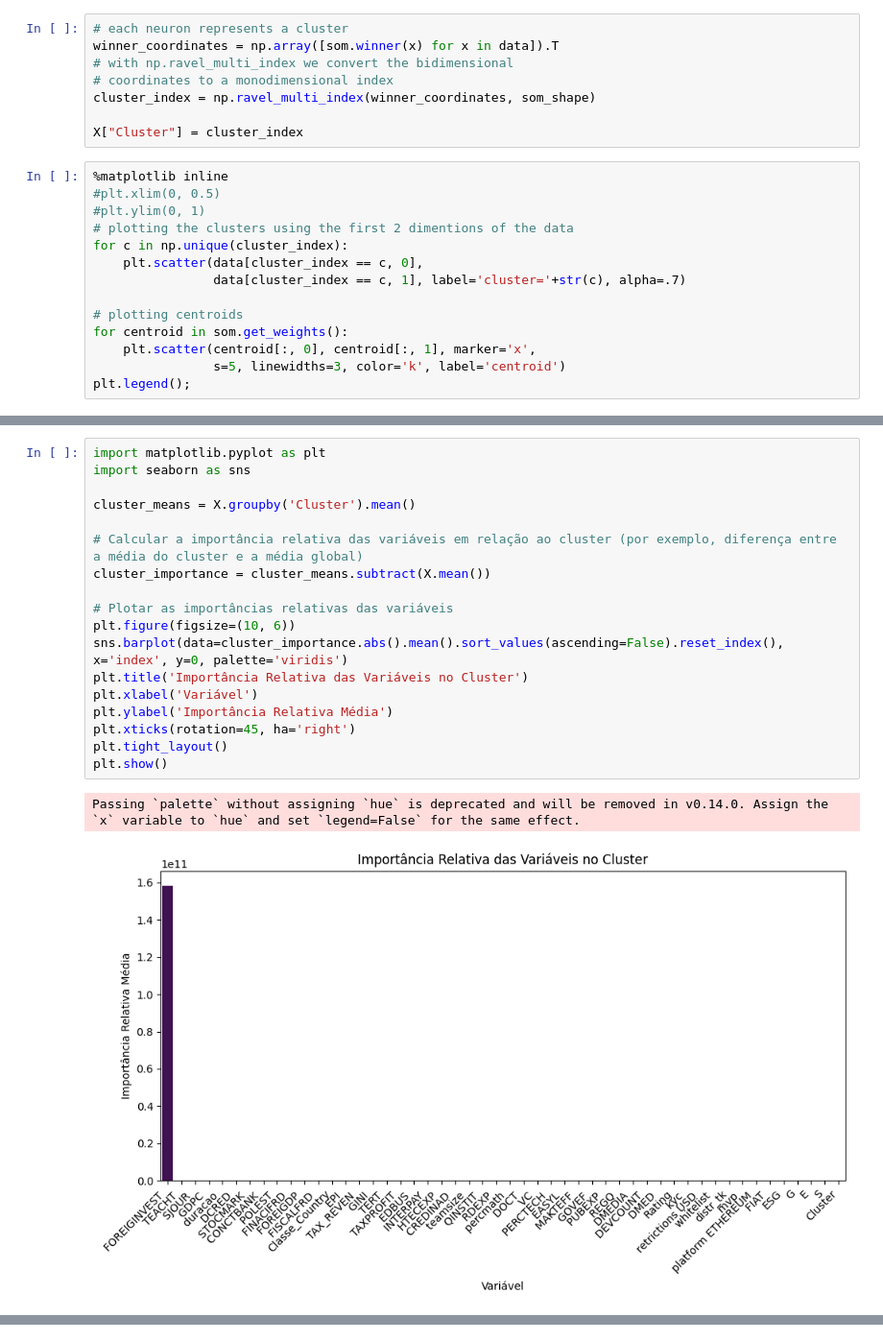
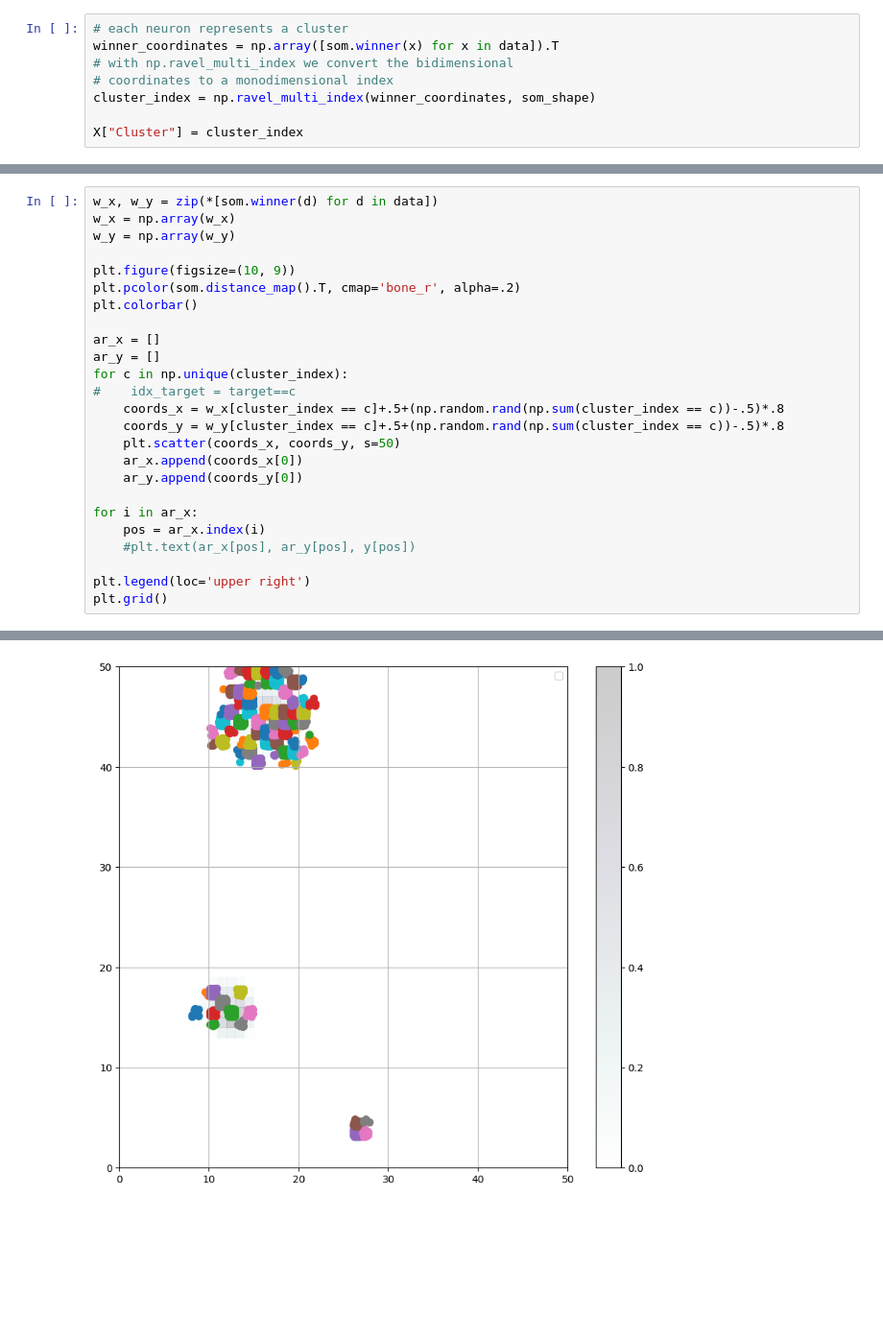
Before and after one commit to AlcirCastro/Intelig-ncia-Artificial-2o-Trabalho-Experimento-de-Aprendizado-N-o-Supervisionado, a Jupyter notebook: Trabalho2_IA_Raised.ipynb, the cells around one changed output, grey strips where cells are left out. Shown at 96% size. Cells and saved outputs as stored; diff of their text form; blank space fills up the shorter version.

```diff
--- a/Trabalho2_IA_Raised.ipynb
+++ b/Trabalho2_IA_Raised.ipynb
@@ -61,17 +65,3 @@ winner_coordinates = np.array([som.winner(x) for x in data]).T
 cluster_index = np.ravel_multi_index(winner_coordinates, som_shape)
 
 X["Cluster"] = cluster_index
-# %%
-%matplotlib inline
-#plt.xlim(0, 0.5)
-#plt.ylim(0, 1)
-# plotting the clusters using the first 2 dimentions of the data
-for c in np.unique(cluster_index):
-    plt.scatter(data[cluster_index == c, 0],
-                data[cluster_index == c, 1], label='cluster='+str(c), alpha=.7)
-
-# plotting centroids
-for centroid in som.get_weights():
-    plt.scatter(centroid[:, 0], centroid[:, 1], marker='x',
-                s=5, linewidths=3, color='k', label='centroid')
-plt.legend();
@@ -452,21 +68,26 @@ plt.show()
-# %%
-import matplotlib.pyplot as plt
-import seaborn as sns
-
-cluster_means = X.groupby('Cluster').mean()
-
-# Calcular a importância relativa das variáveis em relação ao cluster (por exemplo, diferença entre a média do cluster e a média global)
-cluster_importance = cluster_means.subtract(X.mean())
-
-# Plotar as importâncias relativas das variáveis
-plt.figure(figsize=(10, 6))
-sns.barplot(data=cluster_importance.abs().mean().sort_values(ascending=False).reset_index(), x='index', y=0, palette='viridis')
-plt.title('Importância Relativa das Variáveis no Cluster')
-plt.xlabel('Variável')
-plt.ylabel('Importância Relativa Média')
-plt.xticks(rotation=45, ha='right')
-plt.tight_layout()
-plt.show()
-# %% [output]
-Passing `palette` without assigning `hue` is deprecated and will be removed in v0.14.0. Assign the `x` variable to `hue` and set `legend=False` for the same effect.
-[figure, removed]
+# %%
+w_x, w_y = zip(*[som.winner(d) for d in data])
+w_x = np.array(w_x)
+w_y = np.array(w_y)
+
+plt.figure(figsize=(10, 9))
+plt.pcolor(som.distance_map().T, cmap='bone_r', alpha=.2)
+plt.colorbar()
+
+ar_x = []
+ar_y = []
+for c in np.unique(cluster_index):
+#    idx_target = target==c
+    coords_x = w_x[cluster_index == c]+.5+(np.random.rand(np.sum(cluster_index == c))-.5)*.8
+    coords_y = w_y[cluster_index == c]+.5+(np.random.rand(np.sum(cluster_index == c))-.5)*.8
+    plt.scatter(coords_x, coords_y, s=50)
+    ar_x.append(coords_x[0])
+    ar_y.append(coords_y[0])
+
+for i in ar_x:
+    pos = ar_x.index(i)
+    #plt.text(ar_x[pos], ar_y[pos], y[pos])
+
+plt.legend(loc='upper right')
+plt.grid()
+# %% [output]
@@ -472,0 +95 @@ Passing `palette` without assigning `hue` is deprecated and will be removed in v
+[figure, added]
```
Also changed, not shown: parts of 25 cells of this notebook.
